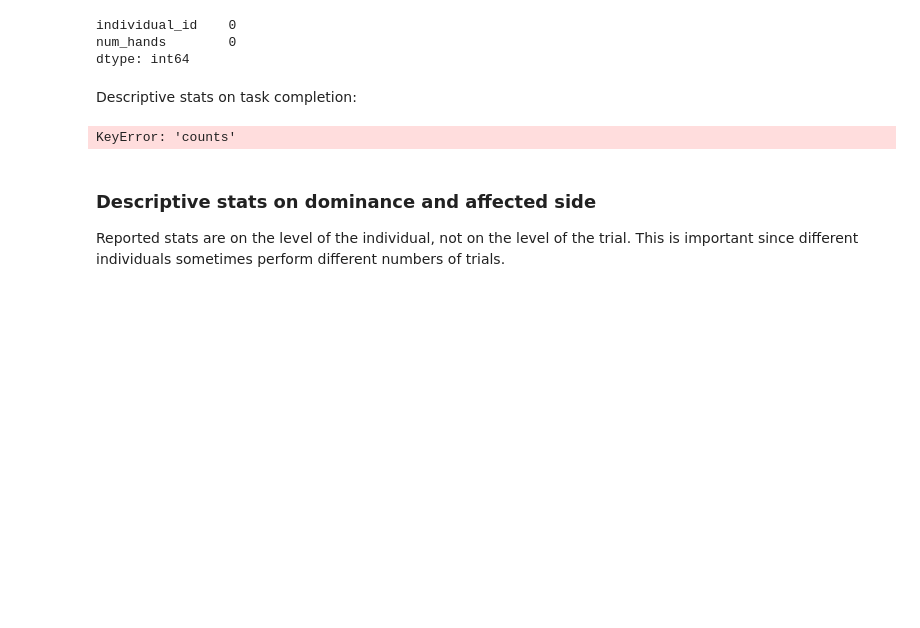
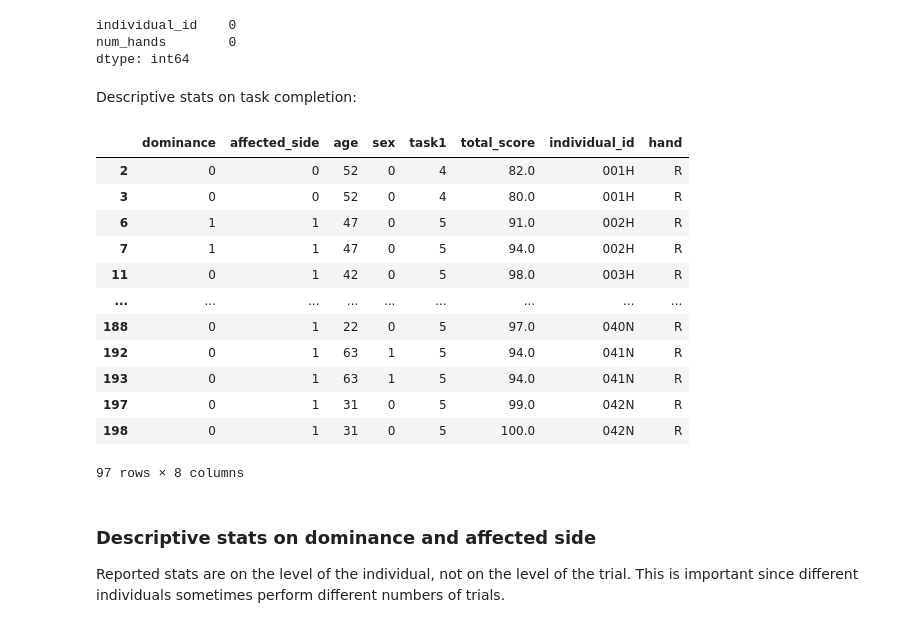
Before and after one commit to yshahzad/MATH527-Tutorials, a Jupyter notebook: Project 1/Project1_Analysis.ipynb, the cells around one changed output. Drawn from its saved outputs; the diff is of its cells as text; code cells hidden in the pictures; blank space fills up the shorter version.

Commit message:
Solved execution count error

```diff
--- a/Project 1/Project1_Analysis.ipynb
+++ b/Project 1/Project1_Analysis.ipynb
@@ -100,16 +84,29 @@ dtype: int64
 # %% [markdown]
 Descriptive stats on task completion:
 # %%
-df = preprocess(data)
+df = preprocess(import_data())
 
 df_right = df[df['hand'] == 'R']
 df_left = df[df['hand'] == 'L']
 
+df_right
 
-print(f'Participants perform the task with their right hand a median of {df_right["counts"].median()} times, with an IQR of {get_iqr(df_right["counts"])} times.')
-print(f'Participants perform the task with their left hand a median of {df_left["counts"].median()} times, with an IQR of {get_iqr(df_left["counts"])} times.')
+# print(f'Participants perform the task with their right hand a median of {df_right["counts"].median()} times, with an IQR of {get_iqr(df_right["counts"])} times.')
+# print(f'Participants perform the task with their left hand a median of {df_left["counts"].median()} times, with an IQR of {get_iqr(df_left["counts"])} times.')
 # %% [output]
+|  | dominance | affected_side | age | sex | task1 | total_score | individual_id | hand |
+| 2 | 0 | 0 | 52 | 0 | 4 | 82.0 | 001H | R |
+| 3 | 0 | 0 | 52 | 0 | 4 | 80.0 | 001H | R |
+| 6 | 1 | 1 | 47 | 0 | 5 | 91.0 | 002H | R |
+| 7 | 1 | 1 | 47 | 0 | 5 | 94.0 | 002H | R |
+| 11 | 0 | 1 | 42 | 0 | 5 | 98.0 | 003H | R |
+| ... | ... | ... | ... | ... | ... | ... | ... | ... |
+| 188 | 0 | 1 | 22 | 0 | 5 | 97.0 | 040N | R |
+| 192 | 0 | 1 | 63 | 1 | 5 | 94.0 | 041N | R |
+| 193 | 0 | 1 | 63 | 1 | 5 | 94.0 | 041N | R |
+| 197 | 0 | 1 | 31 | 0 | 5 | 99.0 | 042N | R |
+| 198 | 0 | 1 | 31 | 0 | 5 | 100.0 | 042N | R |
-KeyError: 'counts'
+97 rows × 8 columns
 # %% [markdown]
 ### Descriptive stats on dominance and affected side
 
```
Also changed, not shown: parts of 6 cells of this notebook.
